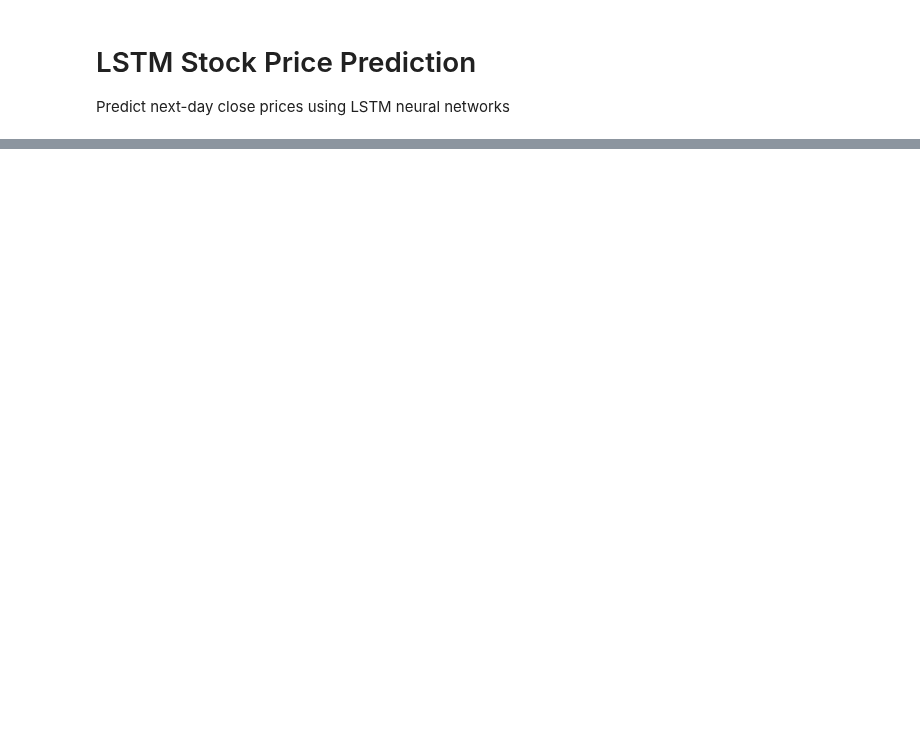
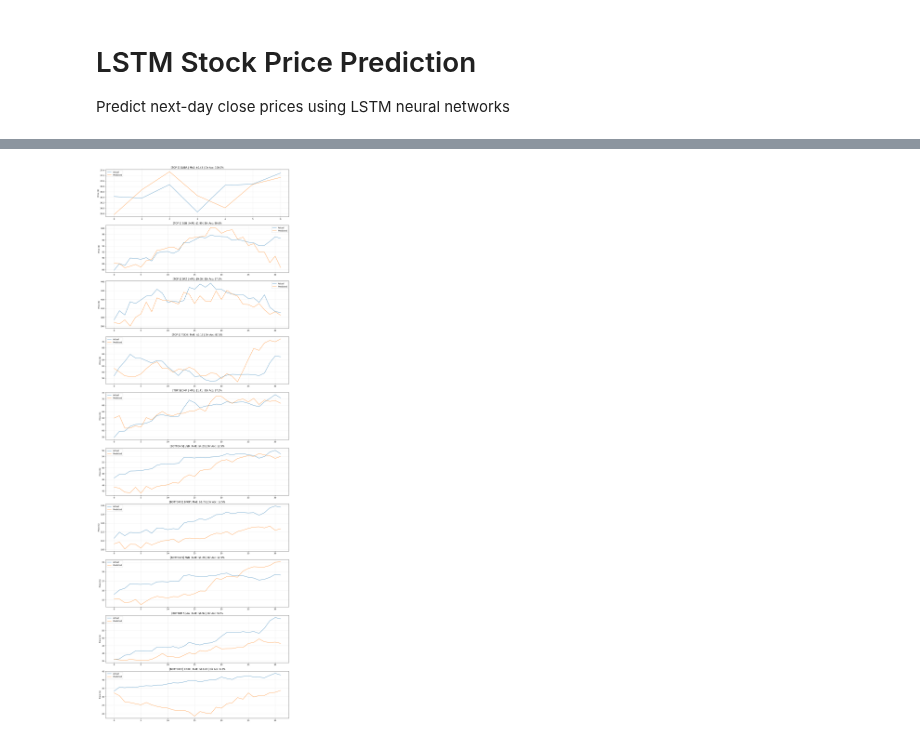
Before and after one commit to Jeff-VA/stock_market_preds_v1, a Jupyter notebook: 3_lstm_stock_prediction.ipynb, the cells around one changed output, grey strips where cells are left out. Drawn from its saved outputs; the diff is of its cells as text; code cells hidden in the pictures; blank space fills up the shorter version.

```diff
--- a/3_lstm_stock_prediction.ipynb
+++ b/3_lstm_stock_prediction.ipynb
@@ -234,10 +258,14 @@ def train_model(model, X_train, y_train, X_val, y_val, epochs=150, batch_size=32
     for epoch in range(epochs):
         model.train()
         total_loss = 0
+        n_batches = 0
         # Shuffle training data
         indices = torch.randperm(len(X_t))
         for i in range(0, len(X_t), batch_size):
             batch_idx = indices[i:i+batch_size]
+            # Skip batches with only 1 sample (BatchNorm requires > 1)
+            if len(batch_idx) < 2:
+                continue
             batch_X, batch_y = X_t[batch_idx], y_t[batch_idx]
             optimizer.zero_grad()
             loss = criterion(model(batch_X), batch_y)
@@ -245,8 +273,9 @@ def train_model(model, X_train, y_train, X_val, y_val, epochs=150, batch_size=32
             torch.nn.utils.clip_grad_norm_(model.parameters(), 1.0)  # Gradient clipping
             optimizer.step()
             total_loss += loss.item()
+            n_batches += 1
 
-        # Validation
+        # Validation (use eval mode - BatchNorm uses running stats, no issue with size)
         model.eval()
         with torch.no_grad():
             val_loss = criterion(model(X_v), y_v).item()
@@ -369,17 +418,25 @@ results_df
 # %%
-# Cell 11: Visualize Price Predictions
-fig, axes = plt.subplots(len(results), 1, figsize=(14, 4*len(results)))
-if len(results) == 1:
-    axes = [axes]
+# Cell 11: Visualize Price Predictions (Top 5 Best + Bottom 5 Worst)
+# Get top 5 and bottom 5 by direction accuracy
+sorted_symbols = results_df.sort_values('Direction Acc (%)', ascending=False)
+top5 = sorted_symbols.head(5).index.tolist()
+bottom5 = sorted_symbols.tail(5).index.tolist()
+plot_symbols = top5 + bottom5
 
-for ax, (symbol, res) in zip(axes, results.items()):
+fig, axes = plt.subplots(len(plot_symbols), 1, figsize=(14, 4*len(plot_symbols)))
+
+for ax, symbol in zip(axes, plot_symbols):
+    res = results[symbol]
+    label = "TOP 5" if symbol in top5 else "BOTTOM 5"
     ax.plot(res['y_test'], label='Actual', alpha=0.8, linewidth=1.5)
     ax.plot(res['preds'], label='Predicted', alpha=0.8, linewidth=1.5)
-    ax.set_title(f'{symbol} | MAE: ${res["mae"]:.2f} | Dir Acc: {res["dir_acc"]:.1f}%')
+    ax.set_title(f'[{label}] {symbol} | MAE: ${res["mae"]:.2f} | Dir Acc: {res["dir_acc"]:.1f}%')
     ax.set_ylabel('Price ($)')
     ax.legend()
     ax.grid(True, alpha=0.3)
 
 plt.tight_layout()
 plt.show()
+# %% [output]
+[figure, added]
 # %%
```
Also changed, not shown: parts of 9 cells of this notebook.
